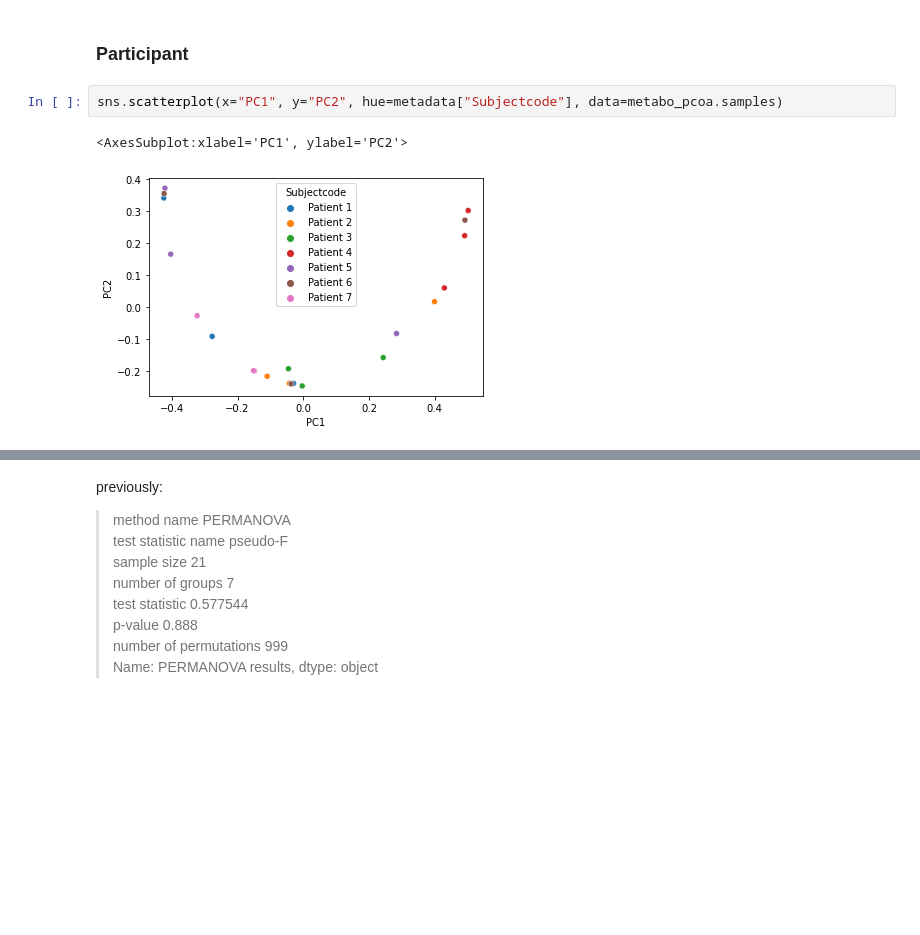
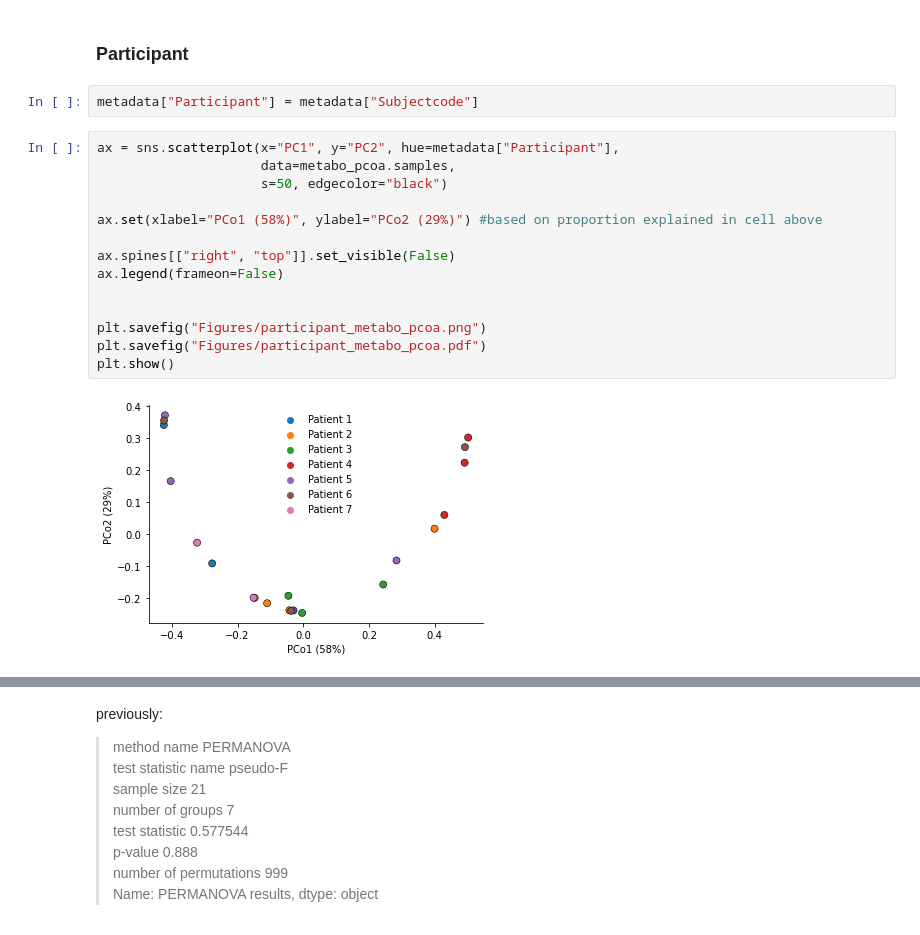
Before and after one commit to sterrettJD/Breastfed-Neonates, a Jupyter notebook: Metabolome.ipynb, the cells around one changed output, grey strips where cells are left out. Drawn from its saved outputs; the diff is of its cells as text; blank space fills up the shorter version.

```diff
--- a/Metabolome.ipynb
+++ b/Metabolome.ipynb
@@ -238,11 +226,24 @@ PC3    0.044437
 dtype: float64
 # %% [markdown]
 ### Participant
-# %%
-sns.scatterplot(x="PC1", y="PC2", hue=metadata["Subjectcode"], data=metabo_pcoa.samples)
-# %% [output]
-<AxesSubplot:xlabel='PC1', ylabel='PC2'>
-[figure, removed]
+# %%
+metadata["Participant"] = metadata["Subjectcode"]
+# %%
+ax = sns.scatterplot(x="PC1", y="PC2", hue=metadata["Participant"],
+                     data=metabo_pcoa.samples,
+                     s=50, edgecolor="black")
+
+ax.set(xlabel="PCo1 (58%)", ylabel="PCo2 (29%)") #based on proportion explained in cell above
+
+ax.spines[["right", "top"]].set_visible(False)
+ax.legend(frameon=False)
+
+
+plt.savefig("Figures/participant_metabo_pcoa.png")
+plt.savefig("Figures/participant_metabo_pcoa.pdf")
+plt.show()
+# %% [output]
+[figure, added]
 # %%
 metabo_braycurt = DistanceMatrix(squareform(pdist(metabo, metric="braycurtis")), ids=metabo.index)
 
```
Also changed, not shown: parts of 12 cells of this notebook.
